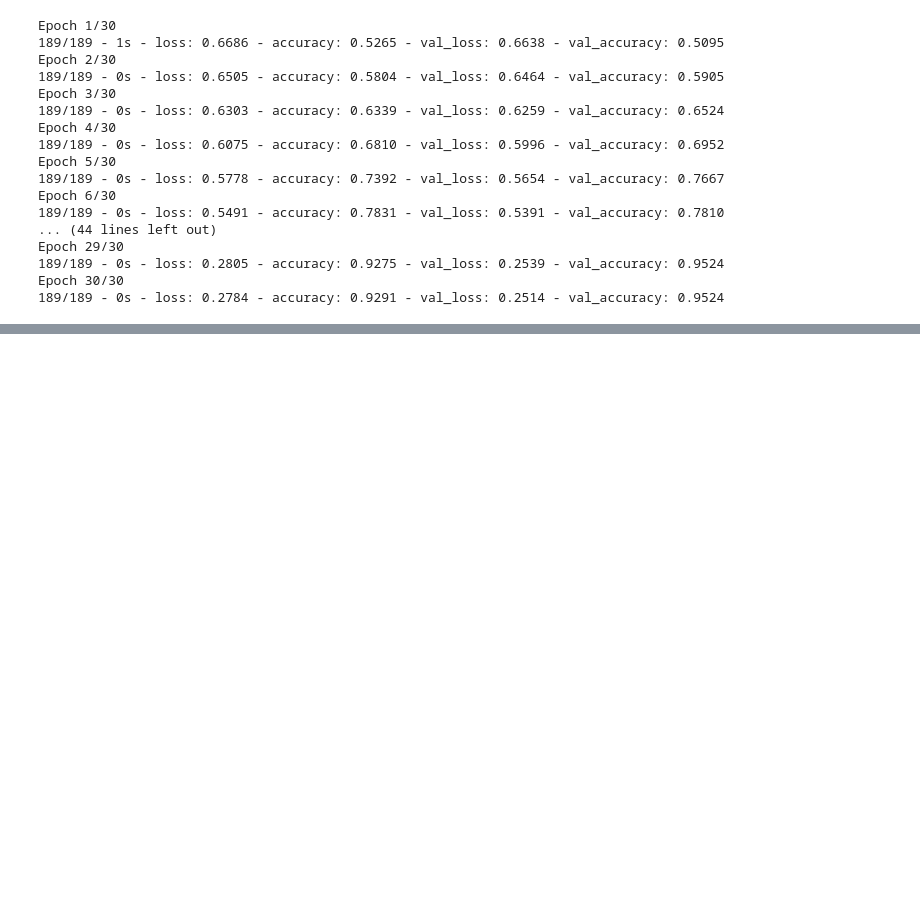
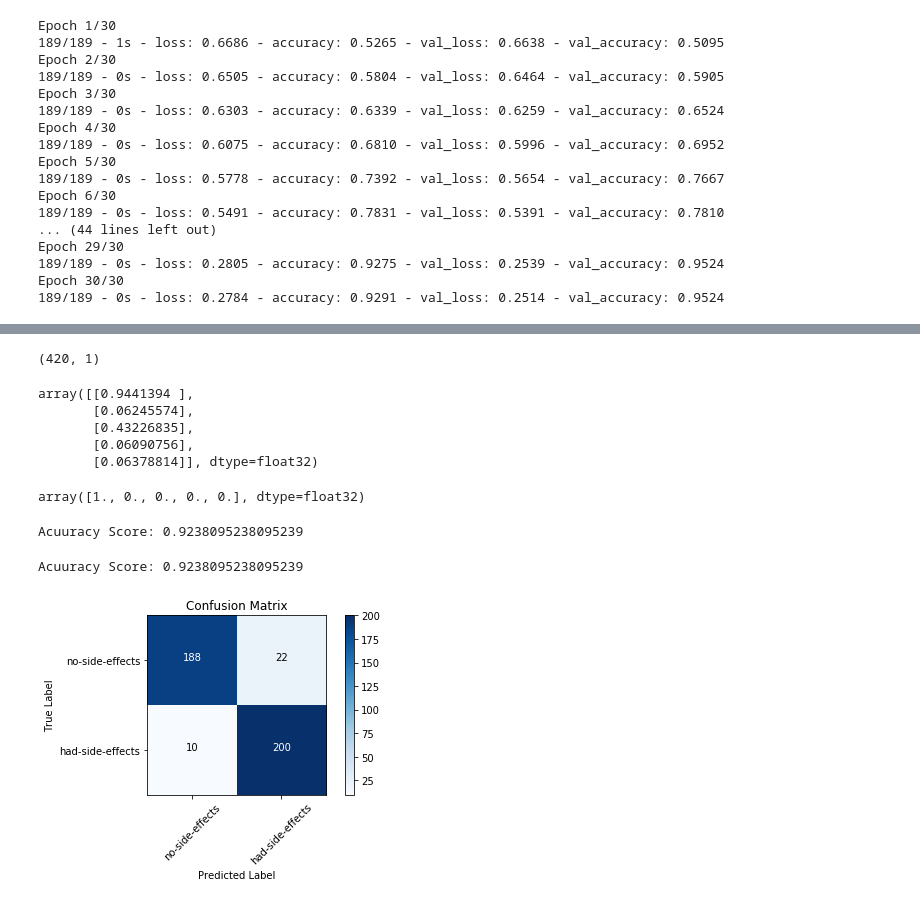
Before and after one commit to Slothfulwave612/Python, a Jupyter notebook: Keras With Tensorflow/Tutorial 01/notebooks/explore.ipynb, the cells around one changed output, grey strips where cells are left out. Cells and saved outputs as stored; diff of their text form; code cells hidden in the pictures; blank space fills up the shorter version.

```diff
--- a/Keras With Tensorflow/Tutorial 01/notebooks/explore.ipynb
+++ b/Keras With Tensorflow/Tutorial 01/notebooks/explore.ipynb
@@ -111,0 +114,11 @@ Epoch 30/30
+# %%
+scaled_train_samples, train_labels = process(train_samples, train_labels)
+
+## test-data
+test_samples, test_labels = test_data()
+scaled_test_samples, test_labels = process(test_samples, test_labels)
+
+model = create_model()
+model = train_model(model, x_train=scaled_train_samples, y_train=train_labels)
+
+predictions = predict(model, scaled_test_samples, test_labels)
@@ -111,0 +143,29 @@ Epoch 30/30
+# %%
+predictions.shape
+# %% [output]
+(420, 1)
+# %%
+predictions[:5]
+# %% [output]
+array([[0.9441394 ],
+       [0.06245574],
+       [0.43226835],
+       [0.06090756],
+       [0.06378814]], dtype=float32)
+# %%
+predictions[predictions >= 0.5] = 1
+predictions[predictions < 0.5] = 0
+# %%
+predictions[:5]
+# %% [output]
+array([1., 0., 0., 0., 0.], dtype=float32)
+# %%
+classes = ['no-side-effects', 'had-side-effects']
+plot_confusion_matrix(classes, test_labels, predictions, acc=True, savefig='confusion_matrix')
+# %% [output]
+Acuuracy Score: 0.9238095238095239
+# %%
+plot_confusion_matrix(classes, test_labels, predictions, acc=True)
+# %% [output]
+Acuuracy Score: 0.9238095238095239
+[figure, added]
```
Also changed, not shown: parts of 2 cells of this notebook.
